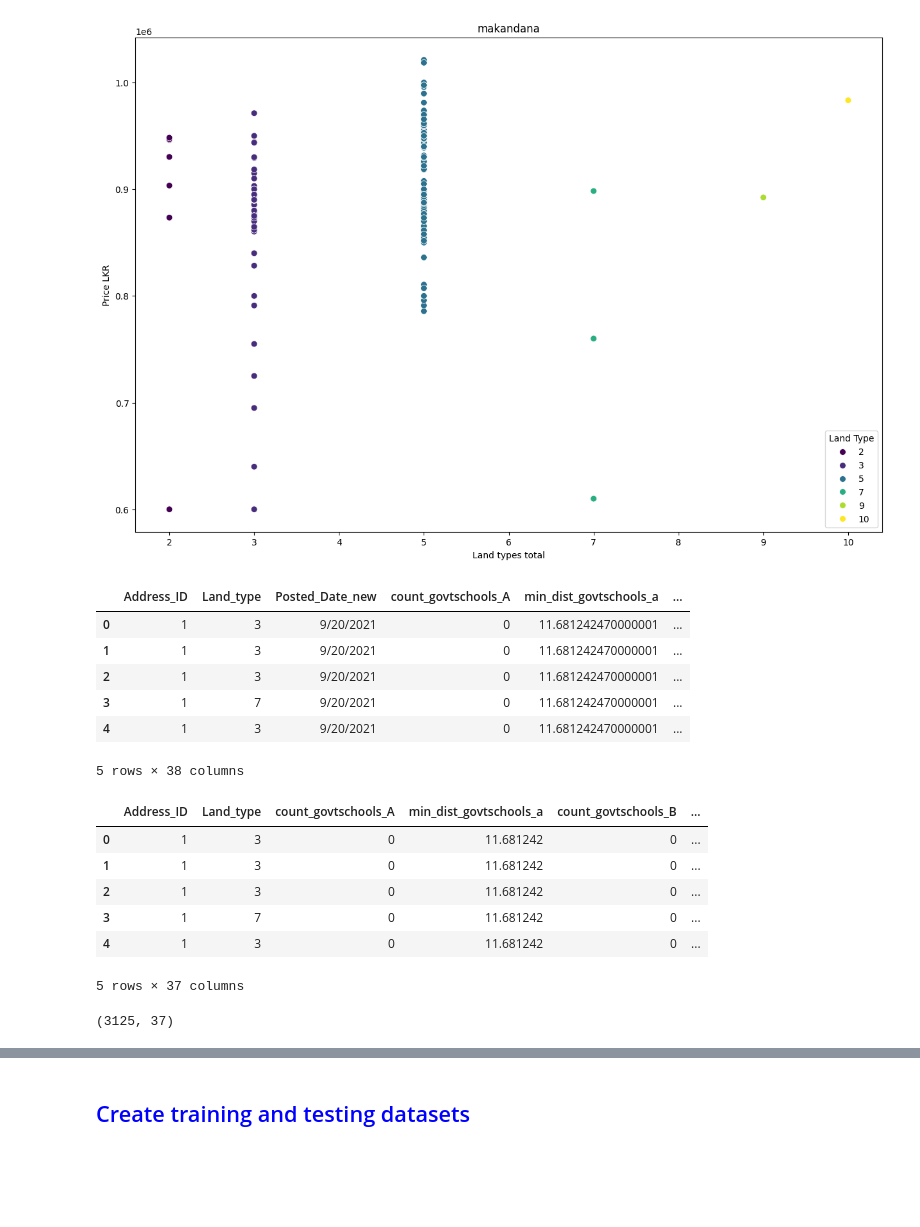
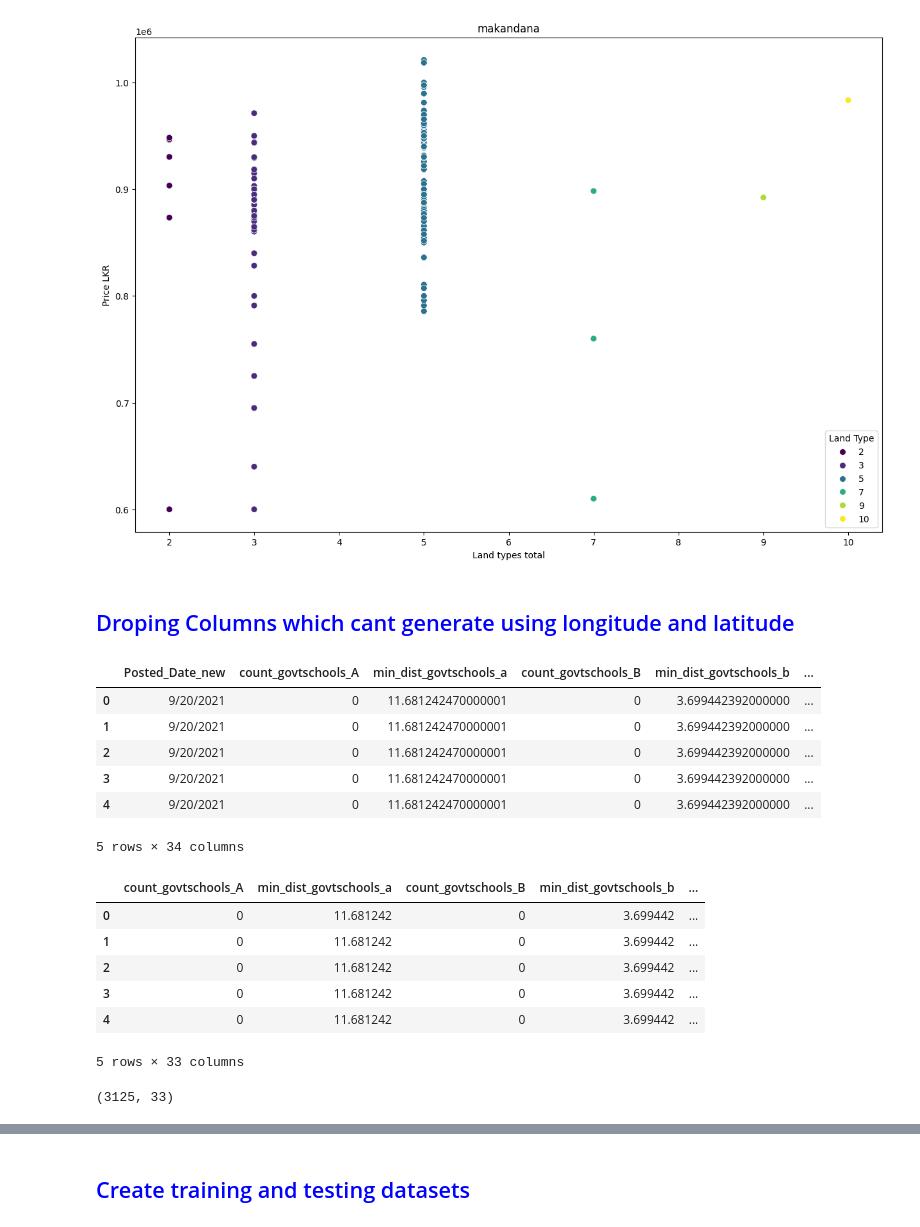
Before and after one commit to movindugunarathna/LandPulse-ML, a Jupyter notebook: model/part_2.ipynb, the cells around one changed output, grey strips where cells are left out. Saved outputs shown, nothing was run; the diff lists cells and outputs as text; code cells hidden in the pictures; blank space fills up the shorter version.

```diff
--- a/model/part_2.ipynb
+++ b/model/part_2.ipynb
@@ -623,36 +623,38 @@ columns = {
 
 with open("city_dict.json", "w") as f:
     f.write(json.dumps(columns))
+# %% [markdown]
+<h2 style='color:blue'>Droping Columns which cant generate using longitude and latitude</h2>
 # %%
 pd.options.display.float_format = '{:.15f}'.format
-df7 =df6.drop(['Address'], axis='columns')
+df7 =df6.drop(['Address', 'max_current', 'min_current', 'Land_type', 'Address_ID'], axis='columns')
 
 # Display the DataFrame
 df7.head()
 # %% [output]
-|  | Address_ID | Land_type | Posted_Date_new | count_govtschools_A | min_dist_govtschools_a | ... |
-| 0 | 1 | 3 | 9/20/2021 | 0 | 11.681242470000001 | ... |
-| 1 | 1 | 3 | 9/20/2021 | 0 | 11.681242470000001 | ... |
-| 2 | 1 | 3 | 9/20/2021 | 0 | 11.681242470000001 | ... |
-| 3 | 1 | 7 | 9/20/2021 | 0 | 11.681242470000001 | ... |
-| 4 | 1 | 3 | 9/20/2021 | 0 | 11.681242470000001 | ... |
+|  | Posted_Date_new | count_govtschools_A | min_dist_govtschools_a | count_govtschools_B | min_dist_govtschools_b | ... |
+| 0 | 9/20/2021 | 0 | 11.681242470000001 | 0 | 3.699442392000000 | ... |
+| 1 | 9/20/2021 | 0 | 11.681242470000001 | 0 | 3.699442392000000 | ... |
+| 2 | 9/20/2021 | 0 | 11.681242470000001 | 0 | 3.699442392000000 | ... |
+| 3 | 9/20/2021 | 0 | 11.681242470000001 | 0 | 3.699442392000000 | ... |
+| 4 | 9/20/2021 | 0 | 11.681242470000001 | 0 | 3.699442392000000 | ... |
-5 rows × 38 columns
+5 rows × 34 columns
 # %%
 df7 = df7.drop(['Posted_Date_new'], axis='columns')
 pd.reset_option('display.float_format')
 df7.head()
 # %% [output]
-|  | Address_ID | Land_type | count_govtschools_A | min_dist_govtschools_a | count_govtschools_B | ... |
-| 0 | 1 | 3 | 0 | 11.681242 | 0 | ... |
-| 1 | 1 | 3 | 0 | 11.681242 | 0 | ... |
-| 2 | 1 | 3 | 0 | 11.681242 | 0 | ... |
-| 3 | 1 | 7 | 0 | 11.681242 | 0 | ... |
-| 4 | 1 | 3 | 0 | 11.681242 | 0 | ... |
+|  | count_govtschools_A | min_dist_govtschools_a | count_govtschools_B | min_dist_govtschools_b | ... |
+| 0 | 0 | 11.681242 | 0 | 3.699442 | ... |
+| 1 | 0 | 11.681242 | 0 | 3.699442 | ... |
+| 2 | 0 | 11.681242 | 0 | 3.699442 | ... |
+| 3 | 0 | 11.681242 | 0 | 3.699442 | ... |
+| 4 | 0 | 11.681242 | 0 | 3.699442 | ... |
-5 rows × 37 columns
+5 rows × 33 columns
 # %%
 df7.shape
 # %% [output]
-(3125, 37)
+(3125, 33)
 # %%
 df7.isna().sum()
 df7.head()
```
Also changed, not shown: parts of 10 cells of this notebook, 5 other files.
